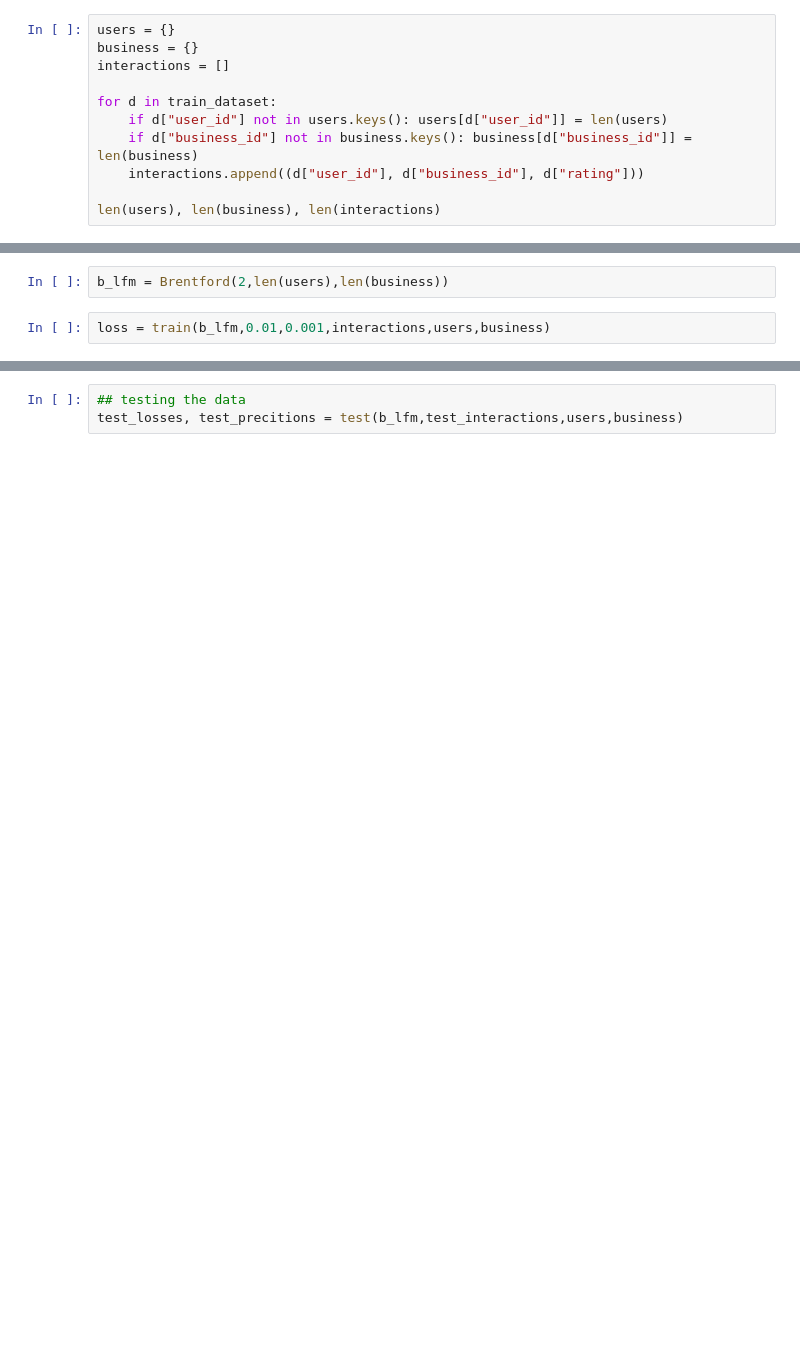
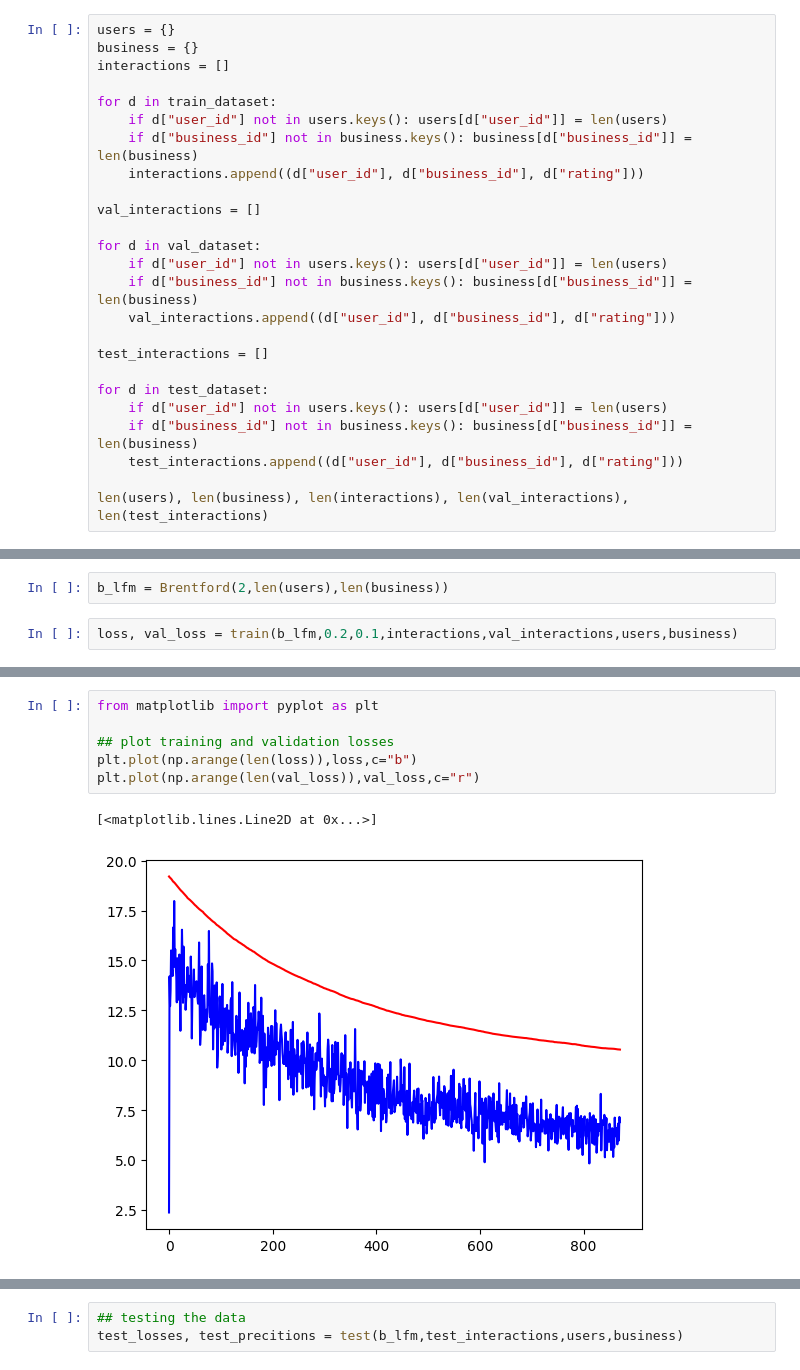
Before and after one commit to AZA-2003/CSE158-A2, a Jupyter notebook: brentford.ipynb, the cells around one changed output, grey strips where cells are left out. Cells and saved outputs as stored; diff of their text form; blank space fills up the shorter version.

```diff
--- a/brentford.ipynb
+++ b/brentford.ipynb
@@ -72,5 +64,19 @@ for d in train_dataset:
     if d["business_id"] not in business.keys(): business[d["business_id"]] = len(business)
     interactions.append((d["user_id"], d["business_id"], d["rating"]))
 
-len(users), len(business), len(interactions)
+val_interactions = []
+
+for d in val_dataset:
+    if d["user_id"] not in users.keys(): users[d["user_id"]] = len(users)
+    if d["business_id"] not in business.keys(): business[d["business_id"]] = len(business)
+    val_interactions.append((d["user_id"], d["business_id"], d["rating"]))
+
+test_interactions = []
+
+for d in test_dataset:
+    if d["user_id"] not in users.keys(): users[d["user_id"]] = len(users)
+    if d["business_id"] not in business.keys(): business[d["business_id"]] = len(business)
+    test_interactions.append((d["user_id"], d["business_id"], d["rating"]))
+
+len(users), len(business), len(interactions), len(val_interactions), len(test_interactions)
 # %% [output]
@@ -165,6 +186,6 @@ Consider Batching!
 # %%
 b_lfm = Brentford(2,len(users),len(business))
 # %%
-loss = train(b_lfm,0.01,0.001,interactions,users,business)
+loss, val_loss = train(b_lfm,0.2,0.1,interactions,val_interactions,users,business)
 # %% [output]
 Running on:  cpu
@@ -187,3 +207,12 @@ tensor(-0.6359, grad_fn=<SelectBackward0>) tensor(0.7509, grad_fn=<SelectBackwar
+# %%
+from matplotlib import pyplot as plt
+
+## plot training and validation losses
+plt.plot(np.arange(len(loss)),loss,c="b")
+plt.plot(np.arange(len(val_loss)),val_loss,c="r")
+# %% [output]
+[<matplotlib.lines.Line2D at 0x...>]
+[figure, added]
 # %%
 def test(model,test_set,users,items):
     predictions=[]
```
Also changed, not shown: parts of 21 cells of this notebook, 1 other file.
